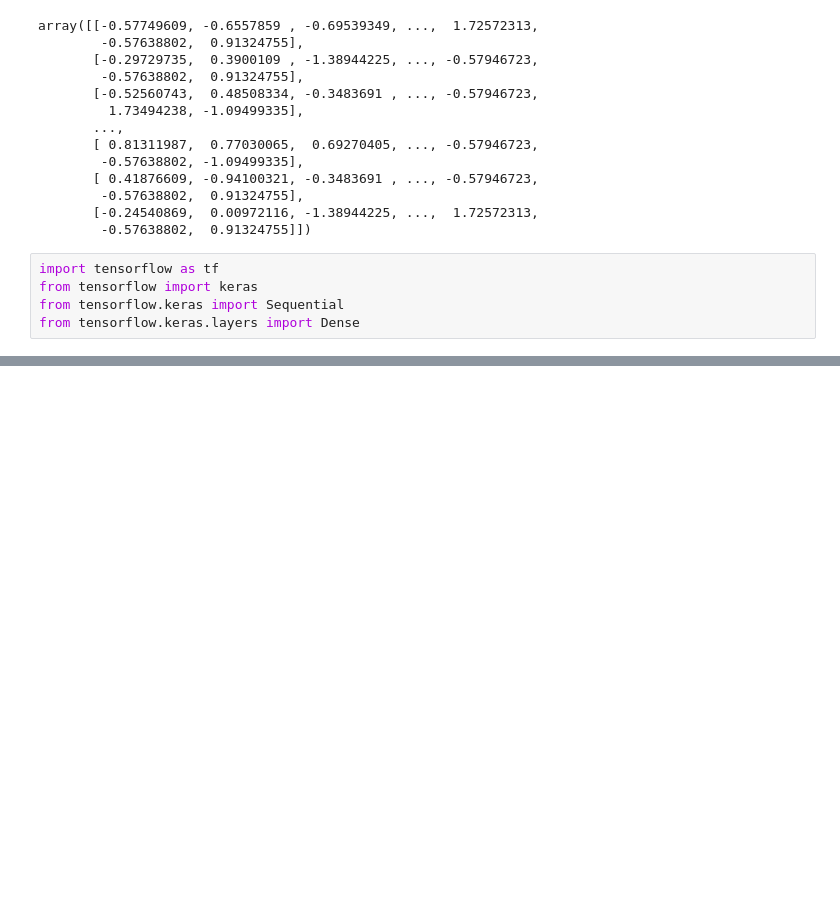
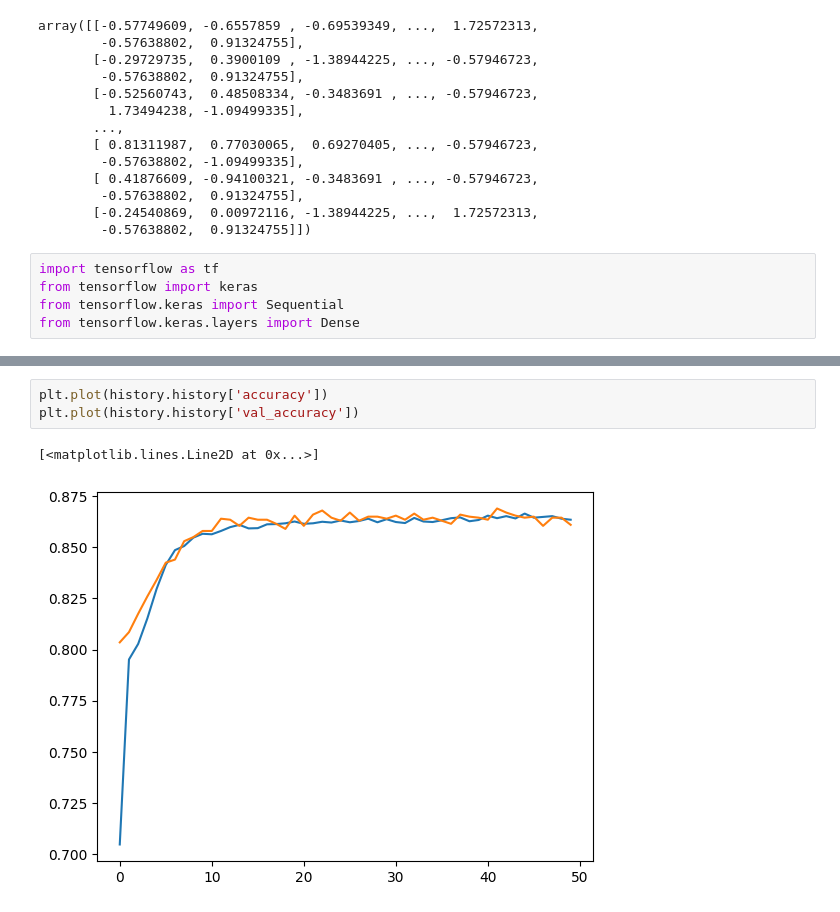
Before and after one commit to stackSentinel-32/deep-learning-lab, a Jupyter notebook: churn_predition.ipynb/d/artifact.ipynb, the cells around one changed output, grey strips where cells are left out. Cells and saved outputs as stored; diff of their text form; blank space fills up the shorter version.

```diff
--- a/churn_predition.ipynb/d/artifact.ipynb
+++ b/churn_predition.ipynb/d/artifact.ipynb
@@ -132,0 +263,6 @@ from tensorflow.keras.layers import Dense
+# %%
+plt.plot(history.history['accuracy'])
+plt.plot(history.history['val_accuracy'])
+# %% [output]
+[<matplotlib.lines.Line2D at 0x...>]
+[figure, added]
```
Also changed, not shown: parts of 15 cells of this notebook.
